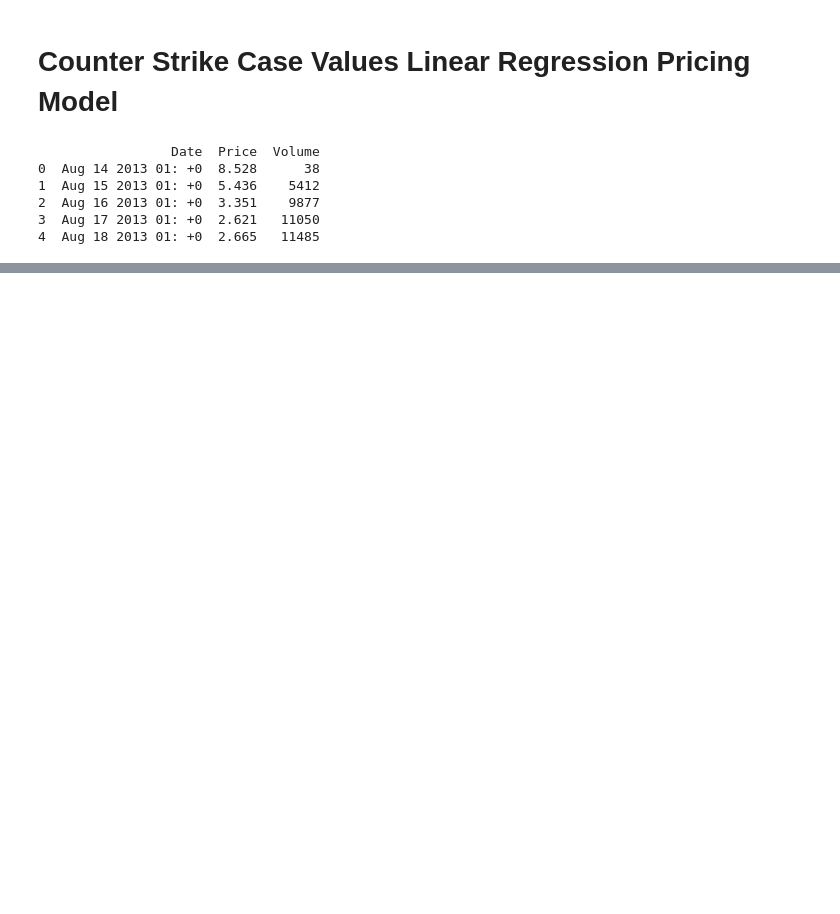
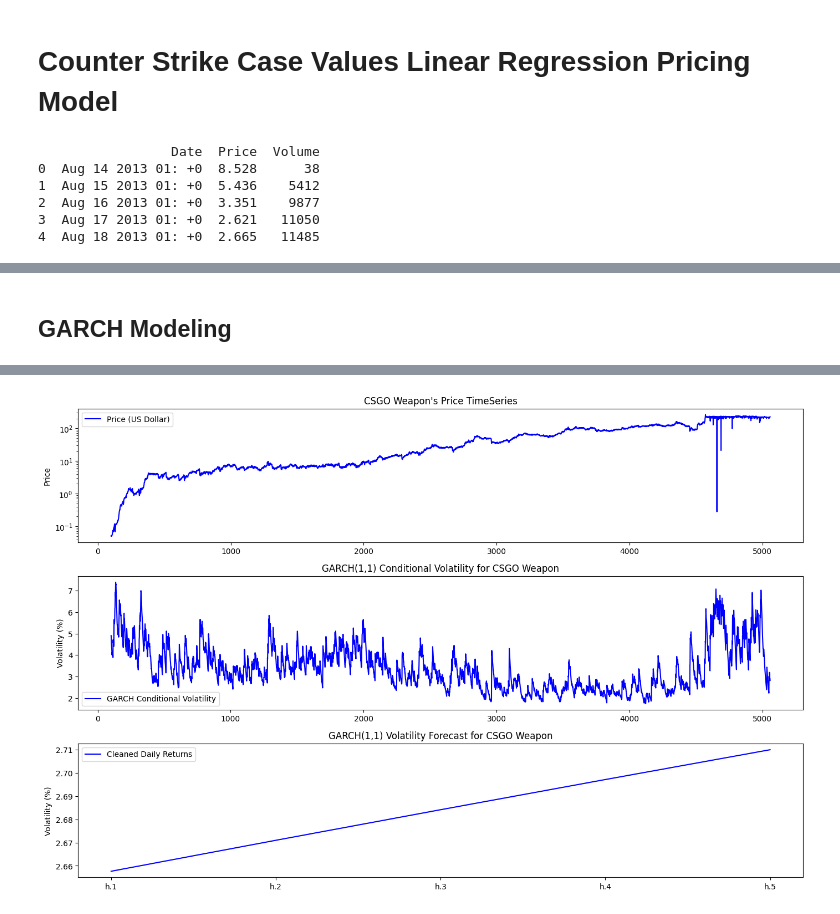
Before and after one commit to QuantLapse/Public-Data-Research-and-Analysis, a Jupyter notebook: Counter-Strike-2/Counter-Strike-Linear-Regression-Price-Modeling.ipynb, the cells around one changed output, grey strips where cells are left out. Drawn from its saved outputs; the diff is of its cells as text; code cells hidden in the pictures; blank space fills up the shorter version.

```diff
--- a/Counter-Strike-2/Counter-Strike-Linear-Regression-Price-Modeling.ipynb
+++ b/Counter-Strike-2/Counter-Strike-Linear-Regression-Price-Modeling.ipynb
@@ -100,0 +83,73 @@ plt.show()
+# %% [markdown]
+## GARCH Modeling
+# %%
+from arch import arch_model
+import numpy as np
+
+# --- Fix 1: Clean the returns properly ---
+df['Daily_Return'] = df['Price'].pct_change()
+df['Daily_Return'] = df['Daily_Return'].fillna(0)  # Fix pandas CoW warning
+
+
+df['Daily_Return_Pct'] = df['Daily_Return'] * 100
+
+# --- Fix 2: Winsorize outliers (cap extreme values) ---
+lower = df['Daily_Return_Pct'].quantile(0.01)
+upper = df['Daily_Return_Pct'].quantile(0.99)
+df['Daily_Return_Clean'] = df['Daily_Return_Pct'].clip(lower, upper)
+
+print(f"Std before cleaning: {df['Daily_Return_Pct'].std():.2f}%")
+print(f"Std after cleaning:  {df['Daily_Return_Clean'].std():.2f}%")
+print(f"Max before: {df['Daily_Return_Pct'].max():.2f}%  Max after: {df['Daily_Return_Clean'].max():.2f}%")
+
+# --- Fix 3: Fit GARCH on the clean, scaled returns ---
+garch_model = arch_model(
+    df['Daily_Return_Clean'],
+    vol='Garch',
+    p=1, q=1,
+    dist='t'          # We use T because the distribution of returns often has fat tails (extreme events are more common than normal distribution would suggest
+)
+garch_fit = garch_model.fit(disp='off')
+
+# --- Forecast ---
+garch_forecast = garch_fit.forecast(horizon=5)
+forecast_variance = garch_forecast.variance.iloc[-1]
+forecast_vol = np.sqrt(forecast_variance)
+
+print("\nGARCH(1,1) Volatility Forecast — next 5 days (in %):")
+print(forecast_vol.to_string())
+
+# --- Add vol forecast as a feature for your linear model ---
+# Use TODAY's conditional volatility as a feature (no lookahead)
+df['GARCH_Vol'] = garch_fit.conditional_volatility
+df['GARCH_Vol'] = df['GARCH_Vol'].shift(1)
+print("GARCH(1, 1) Model Summary:")
+print(garch_fit.summary())
+#Print GARCH Table
+
+
+# Plot GARCH volatility forecast
+plt.figure(figsize=(14, 12))
+plt.subplot(4, 1, 1)
+plt.plot(df["Price"], color='blue', label='Price (US Dollar)')
+plt.yscale('log')
+plt.title(f"{name}'s Price TimeSeries")
+plt.ylabel('Price')
+plt.legend()
+plt.tight_layout()
+
+plt.subplot(4, 1, 2)
+plt.plot(df['GARCH_Vol'], color='blue', label='GARCH Conditional Volatility')
+plt.title(f"GARCH(1,1) Conditional Volatility for {name}")
+plt.ylabel('Volatility (%)')
+plt.legend()
+plt.tight_layout()
+
+plt.subplot(4, 1, 3)
+plt.plot(forecast_vol, color='blue', label='Cleaned Daily Returns')
+plt.title(f"GARCH(1,1) Volatility Forecast for {name}")
+plt.ylabel('Volatility (%)')
+plt.legend()
+plt.tight_layout()
+plt.show()
+# %% [output]
@@ -100,0 +173 @@ plt.show()
+[figure, added]
```
Also changed, not shown: parts of 6 cells of this notebook, 1 other file.
